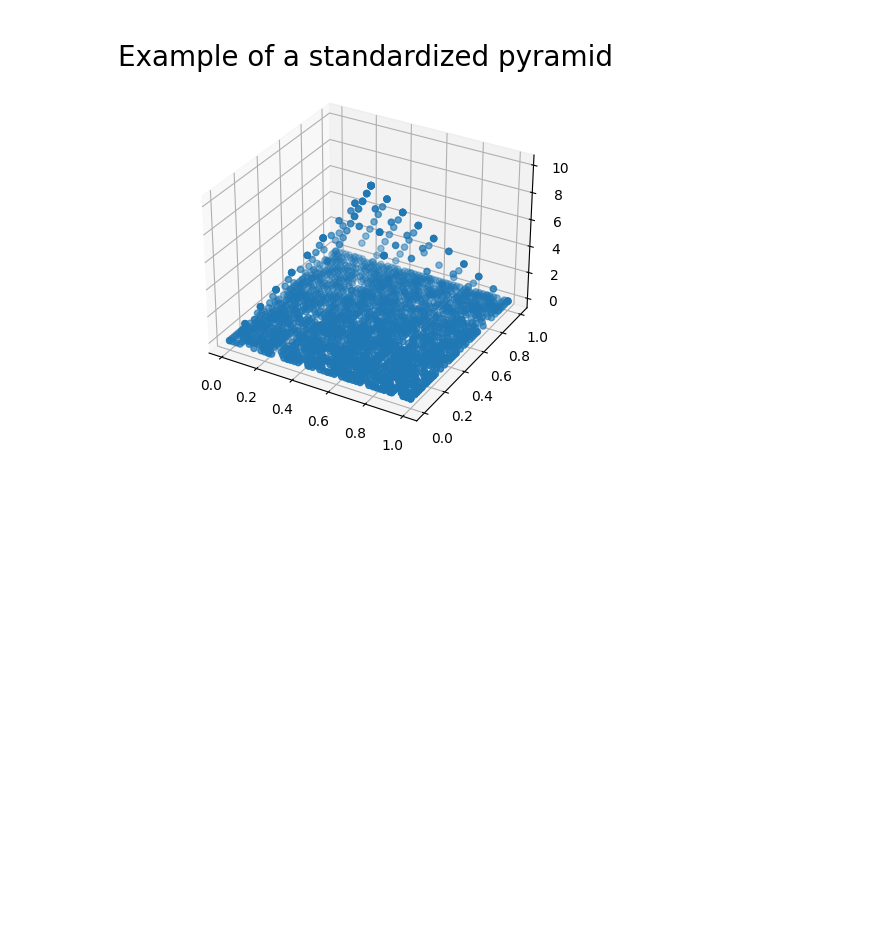
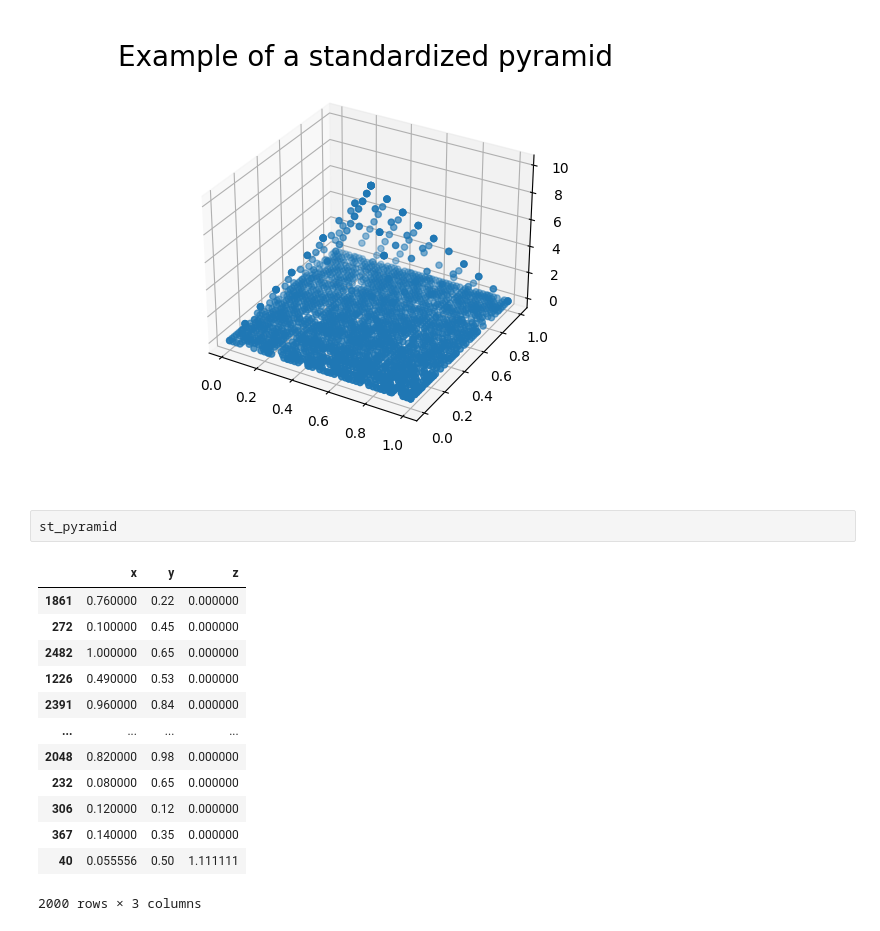
Before and after one commit to bryan0806/icp, a Jupyter notebook: icp_3d.ipynb, the cells around one changed output. Drawn from its saved outputs; the diff is of its cells as text; blank space fills up the shorter version.

```diff
--- a/icp_3d.ipynb
+++ b/icp_3d.ipynb
@@ -708,3 +709,19 @@ ax.set_title('Example of a standardized pyramid', fontdict={'fontsize':20})
 # %% [output]
 Text(0.5, 0.92, 'Example of a standardized pyramid')
 [figure]
+# %%
+st_pyramid
+# %% [output]
+|  | x | y | z |
+| 1861 | 0.760000 | 0.22 | 0.000000 |
+| 272 | 0.100000 | 0.45 | 0.000000 |
+| 2482 | 1.000000 | 0.65 | 0.000000 |
+| 1226 | 0.490000 | 0.53 | 0.000000 |
+| 2391 | 0.960000 | 0.84 | 0.000000 |
+| ... | ... | ... | ... |
+| 2048 | 0.820000 | 0.98 | 0.000000 |
+| 232 | 0.080000 | 0.65 | 0.000000 |
+| 306 | 0.120000 | 0.12 | 0.000000 |
+| 367 | 0.140000 | 0.35 | 0.000000 |
+| 40 | 0.055556 | 0.50 | 1.111111 |
+2000 rows × 3 columns
```
Also changed, not shown: parts of 6 cells of this notebook.
